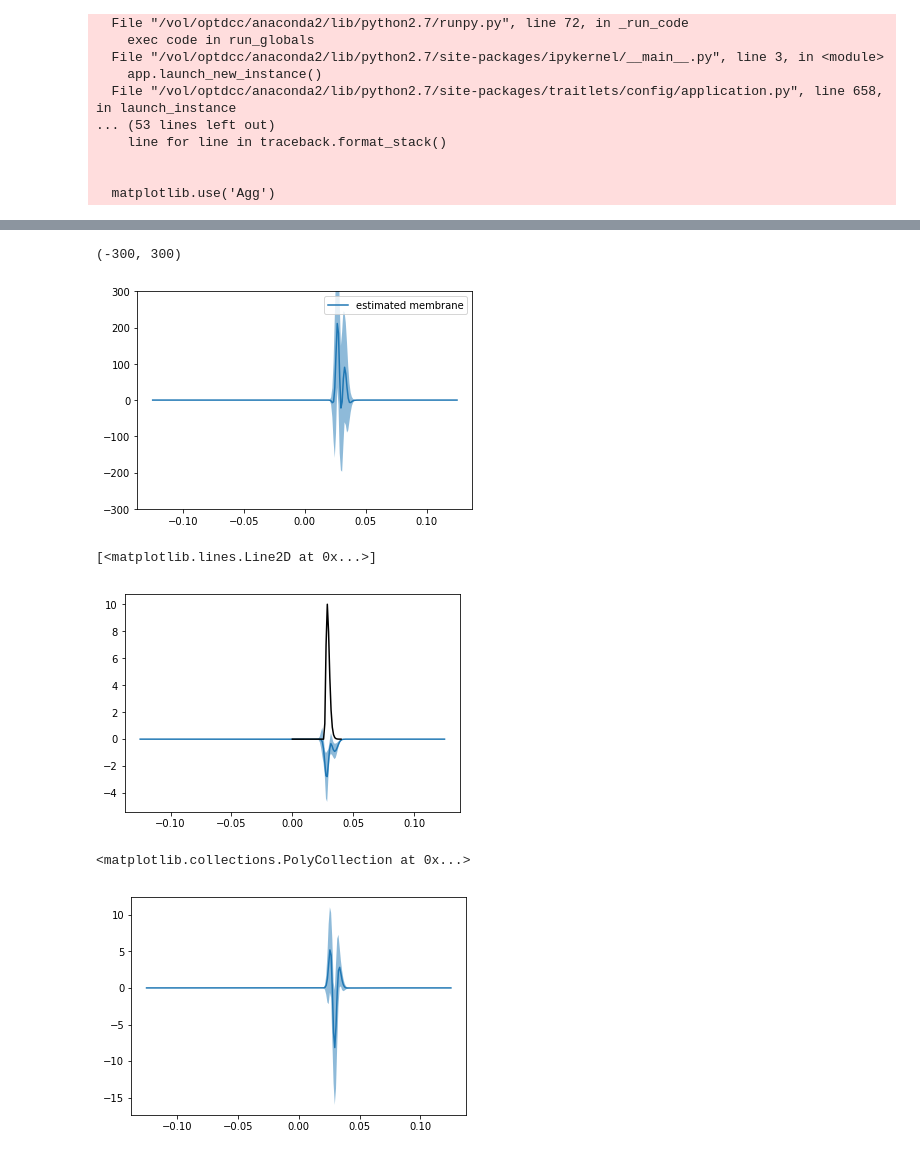
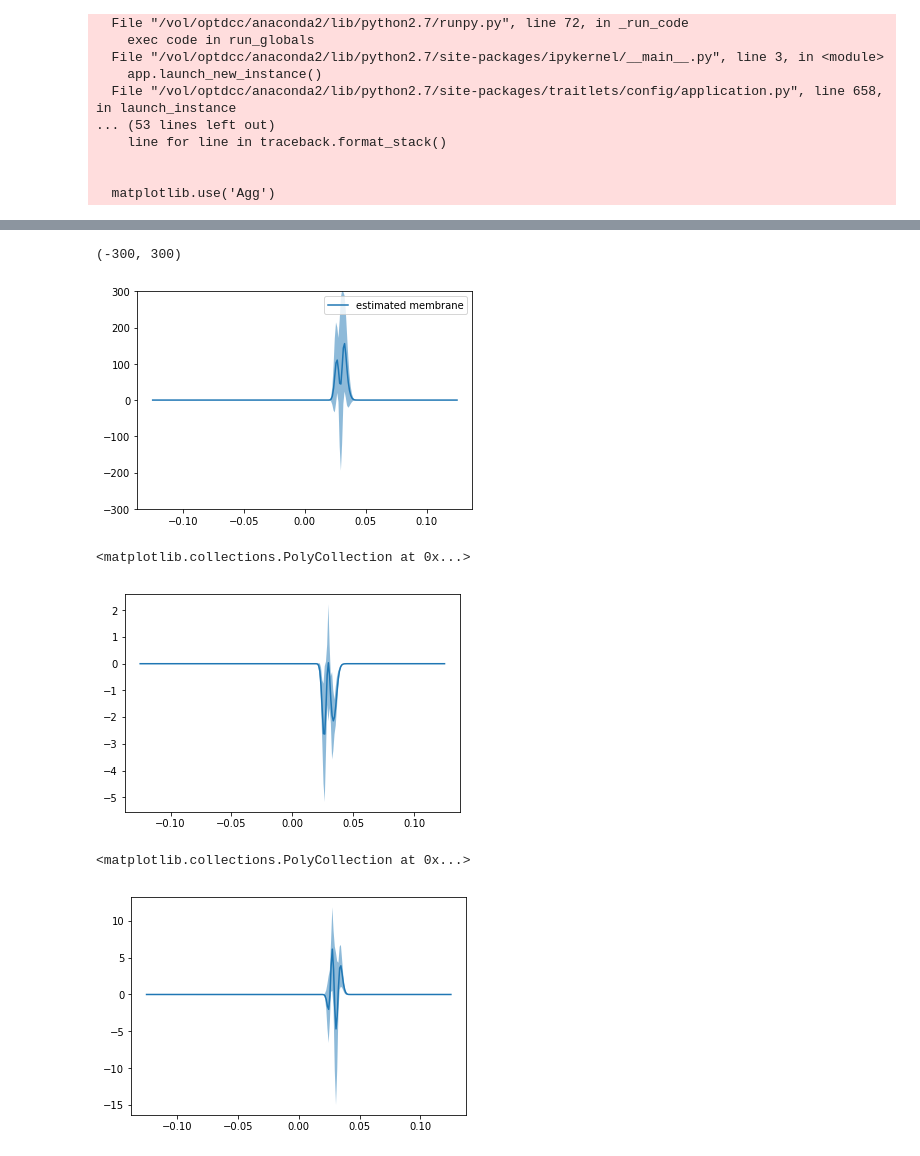
Before and after one commit to LucaAmbrogioni/GP-CaKe-project, a Jupyter notebook: SpikeSimulations.ipynb, the cells around one changed output, grey strips where cells are left out. Saved outputs shown, nothing was run; the diff lists cells and outputs as text; code cells hidden in the pictures.

```diff
--- a/SpikeSimulations.ipynb
+++ b/SpikeSimulations.ipynb
@@ -44,7 +56,7 @@ else:
     adj_mat[np.diag_indices(p)] = 0
 
 
-connection_strength     = -0.1
+connection_strength     = -0.2
 
 ntime_points            = 250
 time_step               = 0.001
@@ -345,7 +357,7 @@ plt.legend(loc="best")
 plt.ylim(-300,300)
 # %% [output]
 (-300, 300)
-[figure, old version]
+[figure, new version]
 # %%
 cake_hawkes = gpcake.gpcake()
 cake_hawkes.initialize_time_parameters(time_step, time_period, ntime_points)
@@ -373,13 +385,13 @@ haw_connectivity = cake.run_spike_membrane_analysis(spike_data=training_samples[
 # %%
 haw_mean_kernels01 = np.mean(haw_connectivity,axis=0)[0,1,:]
 haw_sd_kernels01 = np.std(haw_connectivity,axis=0)[0,1,:]/np.sqrt(float(ntrials_train))
 plt.plot(time_range, haw_mean_kernels01.flatten())
 plt.fill_between(time_range, haw_mean_kernels01 - haw_sd_kernels01*1.96,
                  haw_mean_kernels01 + haw_sd_kernels01*1.96, alpha=0.5)
-plt.plot(epsp_time, simulation.neuron_functions["epsp"]*10, c = "k", label = "groundtruth")
+#plt.plot(epsp_time, simulation.neuron_functions["epsp"]*10, c = "k", label = "groundtruth")
 # %% [output]
-[<matplotlib.lines.Line2D at 0x...>]
+<matplotlib.collections.PolyCollection at 0x...>
-[figure, old version]
+[figure, new version]
 # %%
 haw_mean_kernels10 = np.mean(haw_connectivity,axis=0)[1,0,:]
 haw_sd_kernels10 = np.std(haw_connectivity,axis=0)[1,0,:]/np.sqrt(float(ntrials_train))
@@ -388,4 +400,4 @@ plt.fill_between(time_range, haw_mean_kernels10 - haw_sd_kernels10*1.96,
                  haw_mean_kernels10 + haw_sd_kernels10*1.96, alpha=0.5)
 # %% [output]
 <matplotlib.collections.PolyCollection at 0x...>
-[figure, old version]
+[figure, new version]
```
Also changed, not shown: parts of 11 cells of this notebook.
